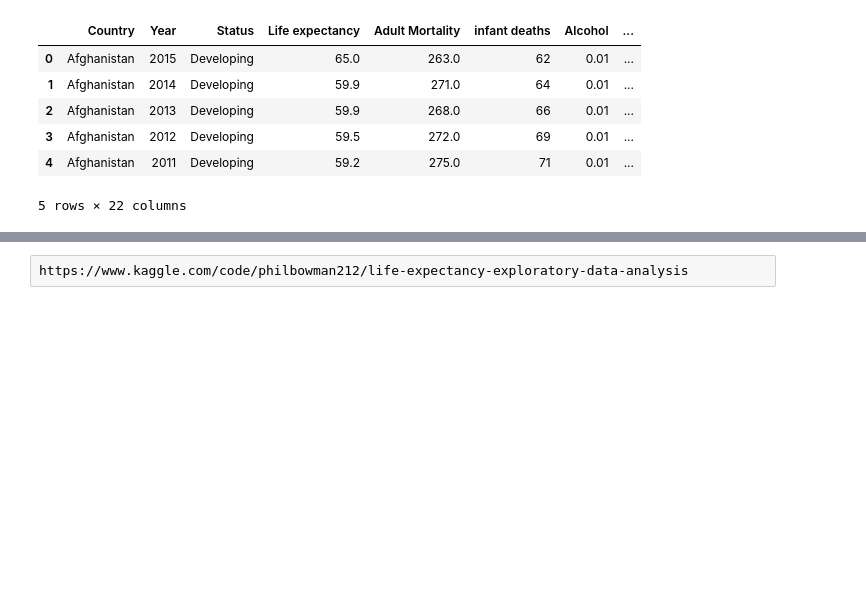
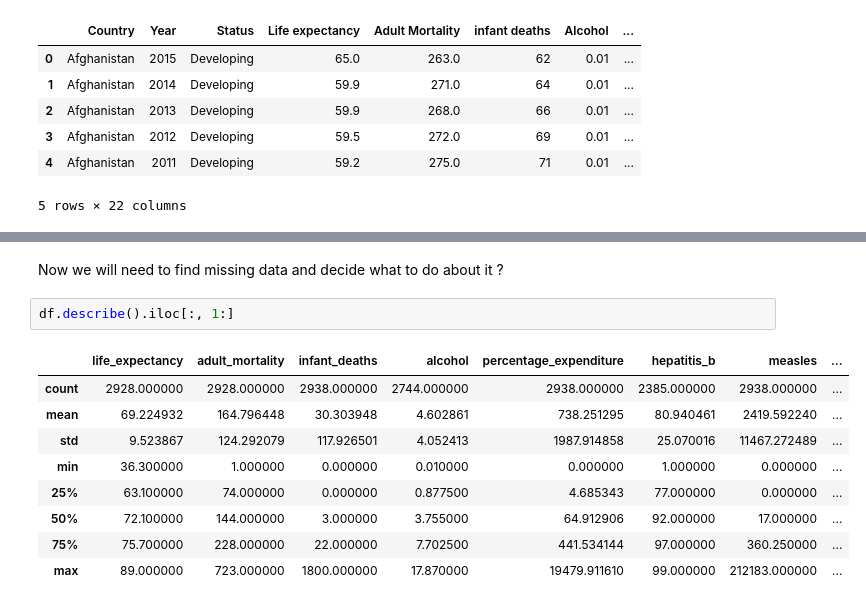
Before and after one commit to axel-achart/dazzle-dash, a Jupyter notebook: analyse.ipynb, the cells around one changed output, grey strips where cells are left out. Saved outputs shown, nothing was run; the diff lists cells and outputs as text; blank space fills up the shorter version.

Commit message:
Improved the notebook Need to finish notebook and dash

```diff
--- a/analyse.ipynb
+++ b/analyse.ipynb
@@ -210,2 +52,14 @@ Year 2015: 142 countries
-# %%
-https://www.kaggle.com/code/philbowman212/life-expectancy-exploratory-data-analysis
+# %% [markdown]
+Now we will need to find missing data and decide what to do about it ?
+# %%
+df.describe().iloc[:, 1:]
+# %% [output]
+|  | life_expectancy | adult_mortality | infant_deaths | alcohol | percentage_expenditure | hepatitis_b | measles | ... |
+| count | 2928.000000 | 2928.000000 | 2938.000000 | 2744.000000 | 2938.000000 | 2385.000000 | 2938.000000 | ... |
+| mean | 69.224932 | 164.796448 | 30.303948 | 4.602861 | 738.251295 | 80.940461 | 2419.592240 | ... |
+| std | 9.523867 | 124.292079 | 117.926501 | 4.052413 | 1987.914858 | 25.070016 | 11467.272489 | ... |
+| min | 36.300000 | 1.000000 | 0.000000 | 0.010000 | 0.000000 | 1.000000 | 0.000000 | ... |
+| 25% | 63.100000 | 74.000000 | 0.000000 | 0.877500 | 4.685343 | 77.000000 | 0.000000 | ... |
+| 50% | 72.100000 | 144.000000 | 3.000000 | 3.755000 | 64.912906 | 92.000000 | 17.000000 | ... |
+| 75% | 75.700000 | 228.000000 | 22.000000 | 7.702500 | 441.534144 | 97.000000 | 360.250000 | ... |
+| max | 89.000000 | 723.000000 | 1800.000000 | 17.870000 | 19479.911610 | 99.000000 | 212183.000000 | ... |
```
Also changed, not shown: parts of 27 cells of this notebook.
